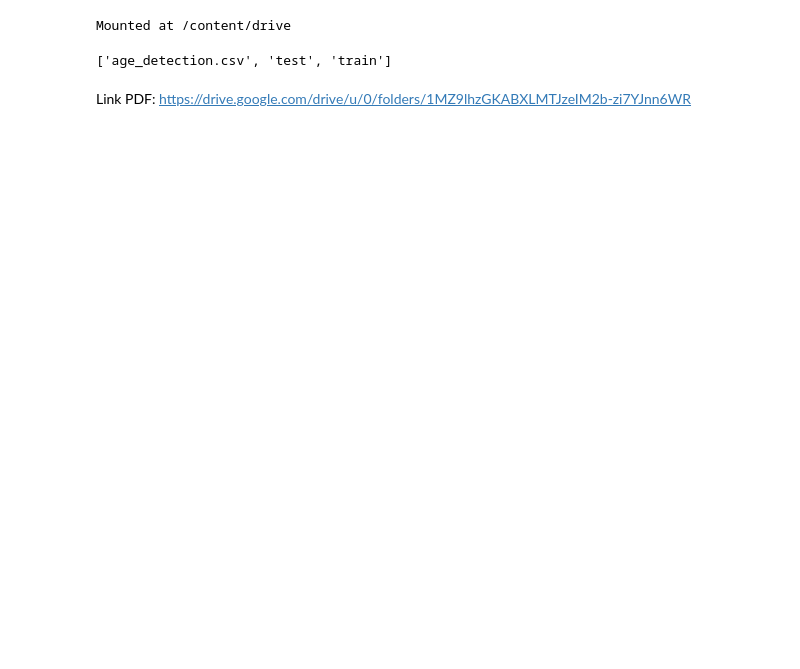
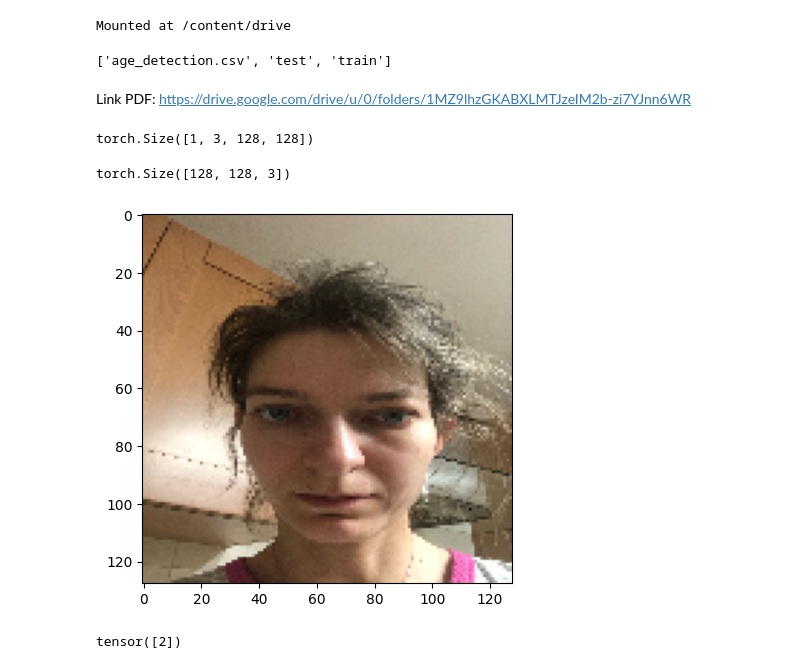
Before and after one commit to LeventSoykan/age_detection_pytorch, a Jupyter notebook: age_detection.ipynb, the cells around one changed output. Cells and saved outputs as stored; diff of their text form; code cells hidden in the pictures; blank space fills up the shorter version.

Commit message:
Create dataloader for training set

```diff
--- a/age_detection.ipynb
+++ b/age_detection.ipynb
@@ -16,5 +15,17 @@ os.listdir('/content/drive/MyDrive/Colab Notebooks/age_detection/data')
 ['age_detection.csv', 'test', 'train']
 # %%
 data_path = '/content/drive/MyDrive/Colab Notebooks/age_detection/data'
+data_path_train = '/content/drive/MyDrive/Colab Notebooks/age_detection/data/train'
+data_path_test = '/content/drive/MyDrive/Colab Notebooks/age_detection/data/test'
 # %% [markdown]
 Link PDF: https://drive.google.com/drive/u/0/folders/1MZ9lhzGKABXLMTJzeIM2b-zi7YJnn6WR
+# %%
+train_transforms = transforms.Compose([
+    transforms.ToTensor(),
+    transforms.Resize((128,128))
+])
+
+dataset_train = ImageFolder(
+    data_path_train,
+    transform = train_transforms
+)
@@ -20,0 +34,26 @@ Link PDF: https://drive.google.com/drive/u/0/folders/1MZ9lhzGKABXLMTJzeIM2b-zi7Y
+# %%
+dataloader_train = DataLoader(
+    dataset_train,
+    shuffle = True,
+    batch_size = 1
+)
+
+image, label = next(iter(dataloader_train))
+print(image.shape)
+# %% [output]
+torch.Size([1, 3, 128, 128])
+# %%
+image = image.squeeze().permute(1, 2, 0)
+print(image.shape)
+# %% [output]
+torch.Size([128, 128, 3])
+# %%
+import matplotlib.pyplot as plt
+plt.imshow(image)
+plt.show()
+# %% [output]
+[figure, added]
+# %%
+label
+# %% [output]
+tensor([2])
```
Also changed, not shown: parts of 2 cells of this notebook.
